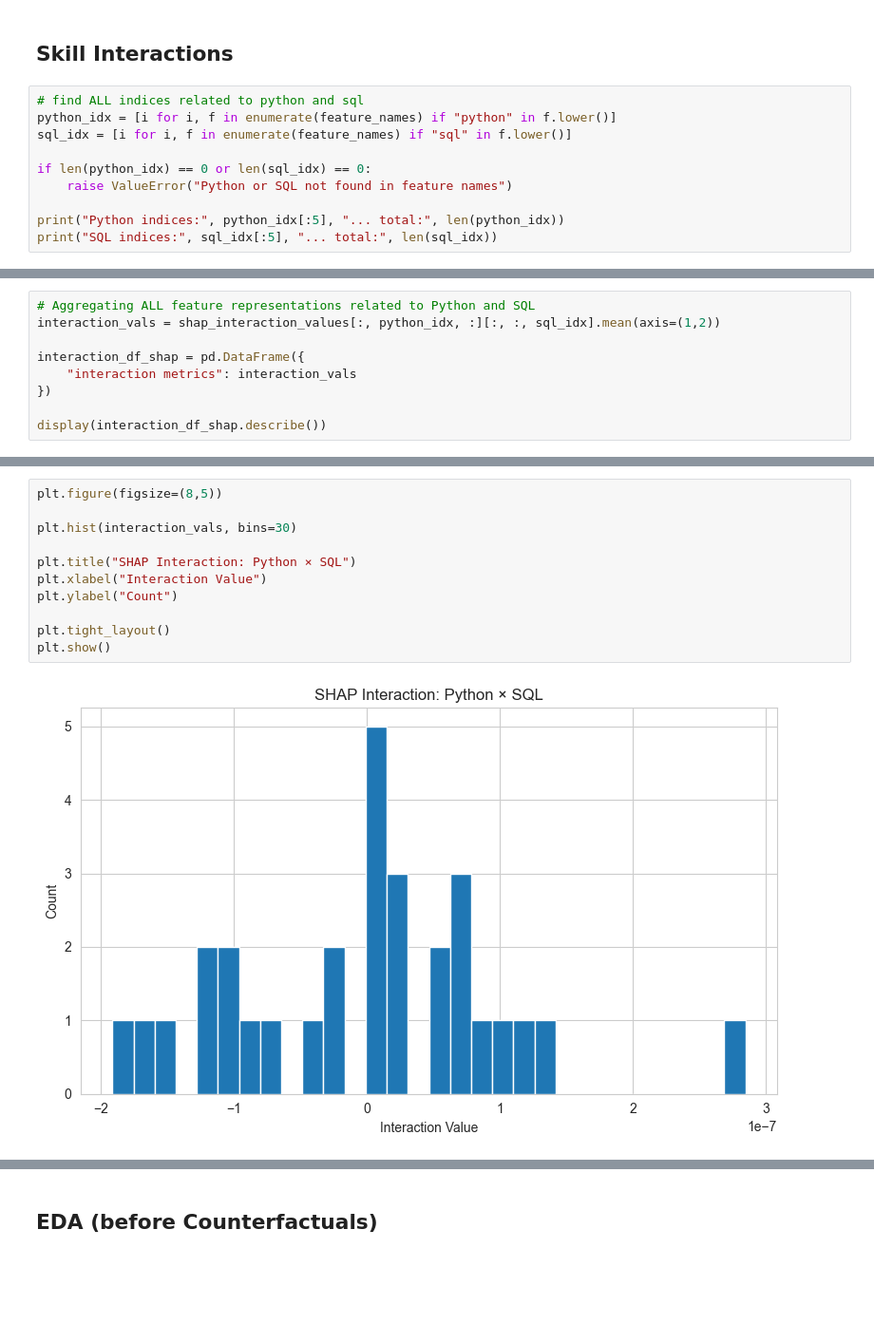
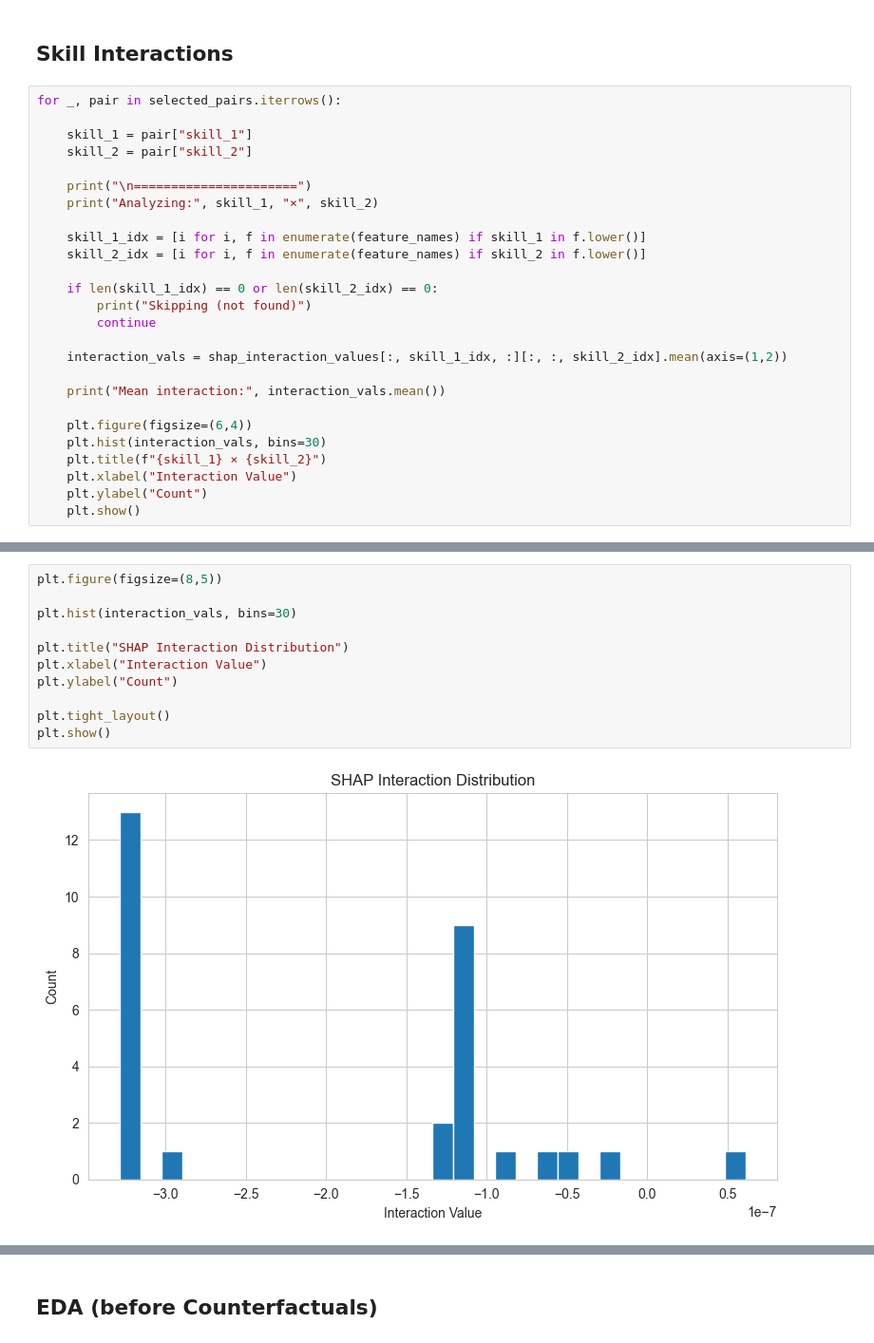
Before and after one commit to miguelcaeg/LT10_MLThesisProject, a Jupyter notebook: model explainability.ipynb, the cells around one changed output, grey strips where cells are left out. Shown at 95% size. Drawn from its saved outputs; the diff is of its cells as text; blank space fills up the shorter version.

```diff
--- a/model explainability.ipynb
+++ b/model explainability.ipynb
@@ -1725,13 +1753,29 @@ Top skills used for interaction filtering:
 # %% [markdown]
 ## Skill Interactions
 # %%
-# find ALL indices related to python and sql
-python_idx = [i for i, f in enumerate(feature_names) if "python" in f.lower()]
-sql_idx = [i for i, f in enumerate(feature_names) if "sql" in f.lower()]
+for _, pair in selected_pairs.iterrows():
 
-if len(python_idx) == 0 or len(sql_idx) == 0:
-    raise ValueError("Python or SQL not found in feature names")
+    skill_1 = pair["skill_1"]
+    skill_2 = pair["skill_2"]
 
-print("Python indices:", python_idx[:5], "... total:", len(python_idx))
-print("SQL indices:", sql_idx[:5], "... total:", len(sql_idx))
+    print("\n======================")
+    print("Analyzing:", skill_1, "×", skill_2)
+
+    skill_1_idx = [i for i, f in enumerate(feature_names) if skill_1 in f.lower()]
+    skill_2_idx = [i for i, f in enumerate(feature_names) if skill_2 in f.lower()]
+
+    if len(skill_1_idx) == 0 or len(skill_2_idx) == 0:
+        print("Skipping (not found)")
+        continue
+
+    interaction_vals = shap_interaction_values[:, skill_1_idx, :][:, :, skill_2_idx].mean(axis=(1,2))
+
+    print("Mean interaction:", interaction_vals.mean())
+
+    plt.figure(figsize=(6,4))
+    plt.hist(interaction_vals, bins=30)
+    plt.title(f"{skill_1} × {skill_2}")
+    plt.xlabel("Interaction Value")
+    plt.ylabel("Count")
+    plt.show()
 # %% [output]
@@ -1740,9 +1801,0 @@ SQL indices: [541, 704, 705, 709, 717] ... total: 301
-# %%
-# Aggregating ALL feature representations related to Python and SQL
-interaction_vals = shap_interaction_values[:, python_idx, :][:, :, sql_idx].mean(axis=(1,2))
-
-interaction_df_shap = pd.DataFrame({
-    "interaction metrics": interaction_vals
-})
-
-display(interaction_df_shap.describe())
@@ -1759,16 +1802,16 @@ display(interaction_df_shap.describe())
 # %%
 plt.figure(figsize=(8,5))
 
 plt.hist(interaction_vals, bins=30)
 
-plt.title("SHAP Interaction: Python × SQL")
+plt.title("SHAP Interaction Distribution")
 plt.xlabel("Interaction Value")
 plt.ylabel("Count")
 
 plt.tight_layout()
 plt.show()
 # %% [output]
-[figure, old version]
+[figure, new version]
 # %%
 print("Mean interaction:", interaction_vals.mean())
 # %% [output]
```
Also changed, not shown: parts of 16 cells of this notebook.
